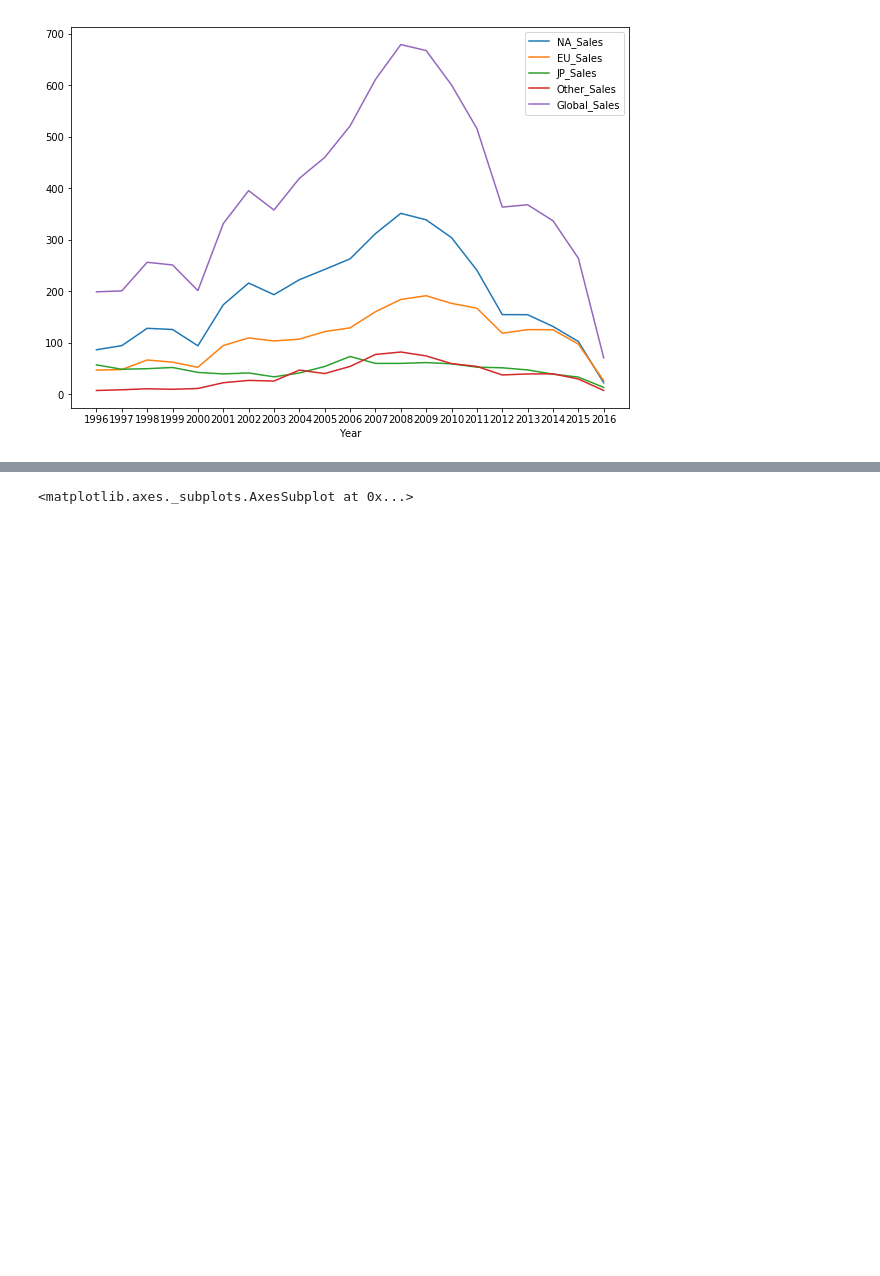
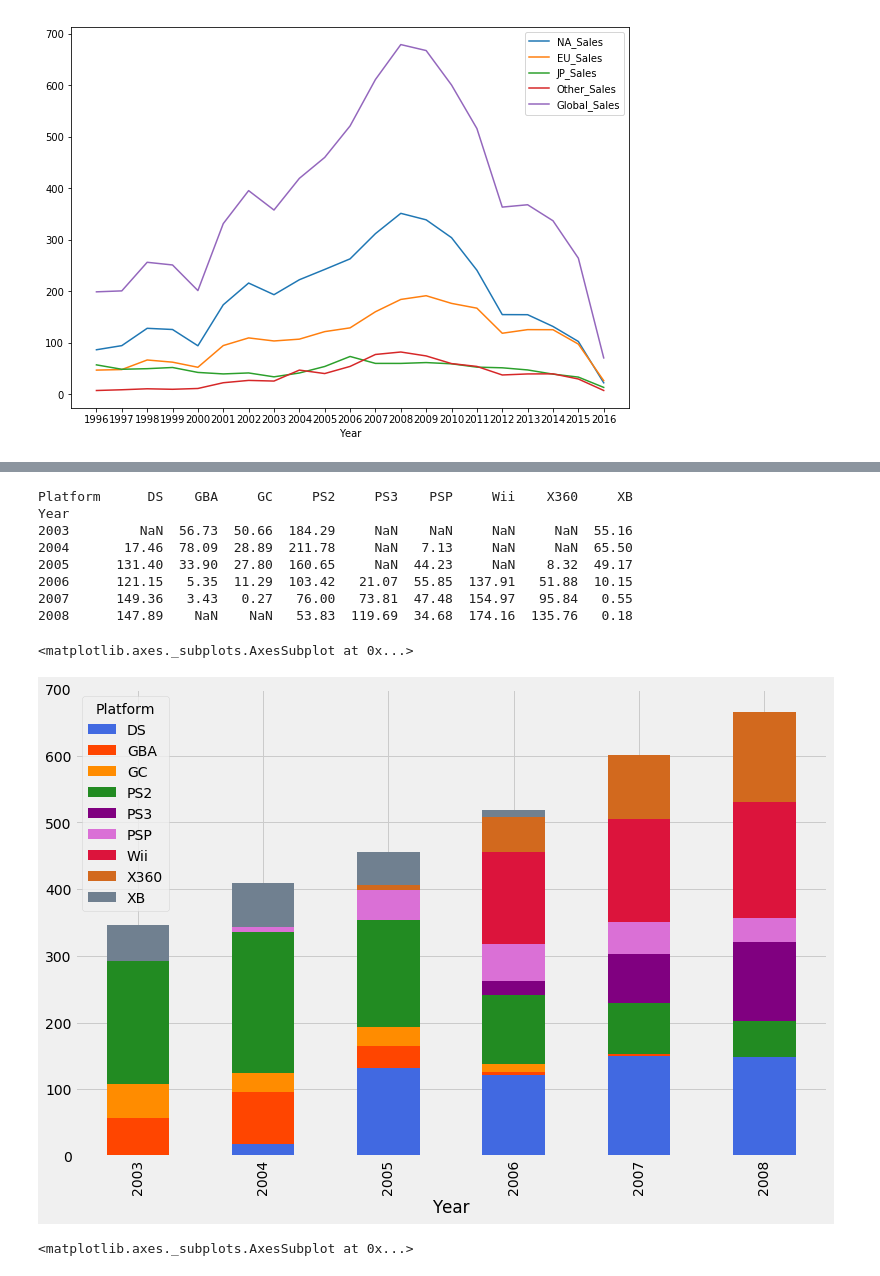
Before and after one commit to tortas/Video-Game-Data-Exploration, a Jupyter notebook: VGame_Exploration.ipynb, the cells around one changed output, grey strips where cells are left out. Drawn from its saved outputs; the diff is of its cells as text; code cells hidden in the pictures; blank space fills up the shorter version.

```diff
--- a/VGame_Exploration.ipynb
+++ b/VGame_Exploration.ipynb
@@ -89,0 +90,3 @@ vg_sales[(vg_sales.Year >= 2001) & (vg_sales.Year <= 2002) & (vg_sales.Platform
+# %%
+sales0308 = vg_sales[(vg_sales.Year >= 2003) & (vg_sales.Year <= 2008)].sort_values(by='NA_Sales', ascending=False)
+sales0308.head(20)
@@ -90,3 +149,25 @@ vg_sales[(vg_sales.Year >= 2001) & (vg_sales.Year <= 2002) & (vg_sales.Platform
+# %%
+sales_pt = pd.pivot_table(sales0308,
+                          index='Year',
+                          columns='Platform',
+                          values='Global_Sales',
+                          aggfunc=np.sum)
+sales_pt = sales_pt.drop(columns=['DC', 'PS', 'PC'])
+my_colors = ['royalblue', 'orangered', 'darkorange', 'forestgreen',
+             'purple', 'orchid', 'crimson', 'chocolate', 'slategrey']
+print(sales_pt)
+sales_pt.plot.bar(stacked=True, figsize=(12,8), color=my_colors)
+# %% [output]
+Platform      DS    GBA     GC     PS2     PS3    PSP     Wii    X360     XB
+Year
+2003         NaN  56.73  50.66  184.29     NaN    NaN     NaN     NaN  55.16
+2004       17.46  78.09  28.89  211.78     NaN   7.13     NaN     NaN  65.50
+2005      131.40  33.90  27.80  160.65     NaN  44.23     NaN    8.32  49.17
+2006      121.15   5.35  11.29  103.42   21.07  55.85  137.91   51.88  10.15
+2007      149.36   3.43   0.27   76.00   73.81  47.48  154.97   95.84   0.55
+2008      147.89    NaN    NaN   53.83  119.69  34.68  174.16  135.76   0.18
+<matplotlib.axes._subplots.AxesSubplot at 0x...>
+[figure, added]
 # %%
 recent_vgsales_by_platform = recent_vgsales.groupby('Platform').sum().drop(columns=['Rank', 'Year'])
 recent_vgsales_by_platform.sort_values(by='Global_Sales', ascending=False).head().plot(kind='bar')
```
Also changed, not shown: parts of 11 cells of this notebook.
